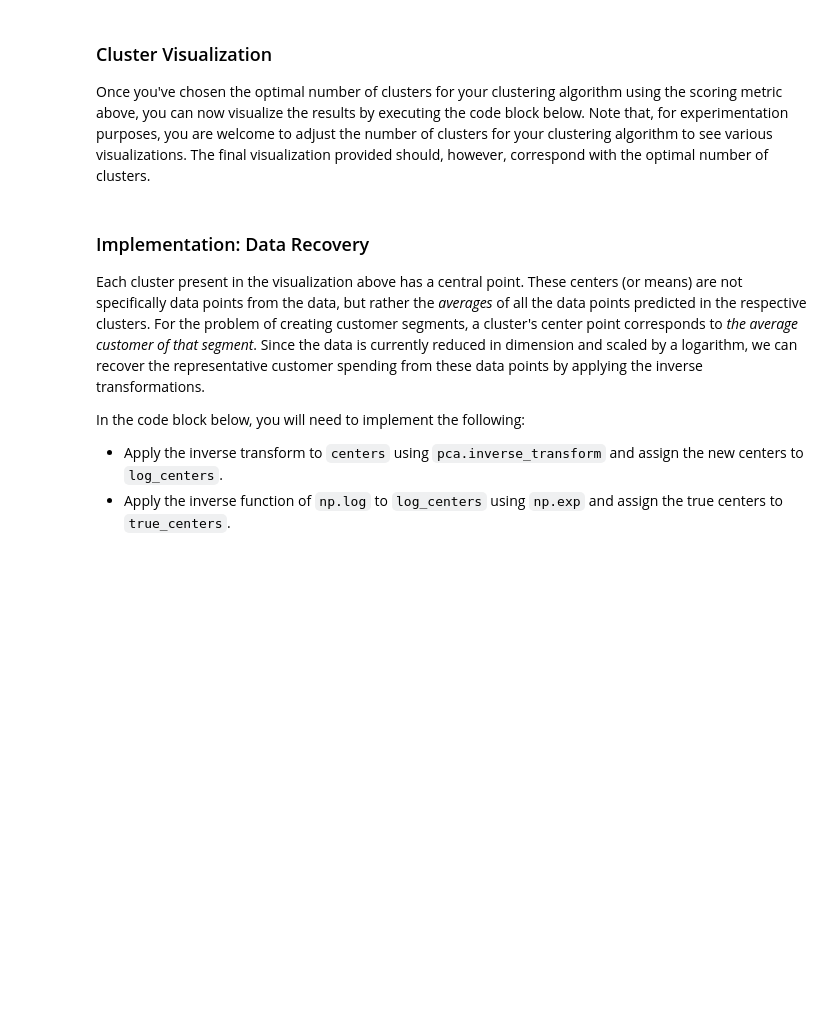
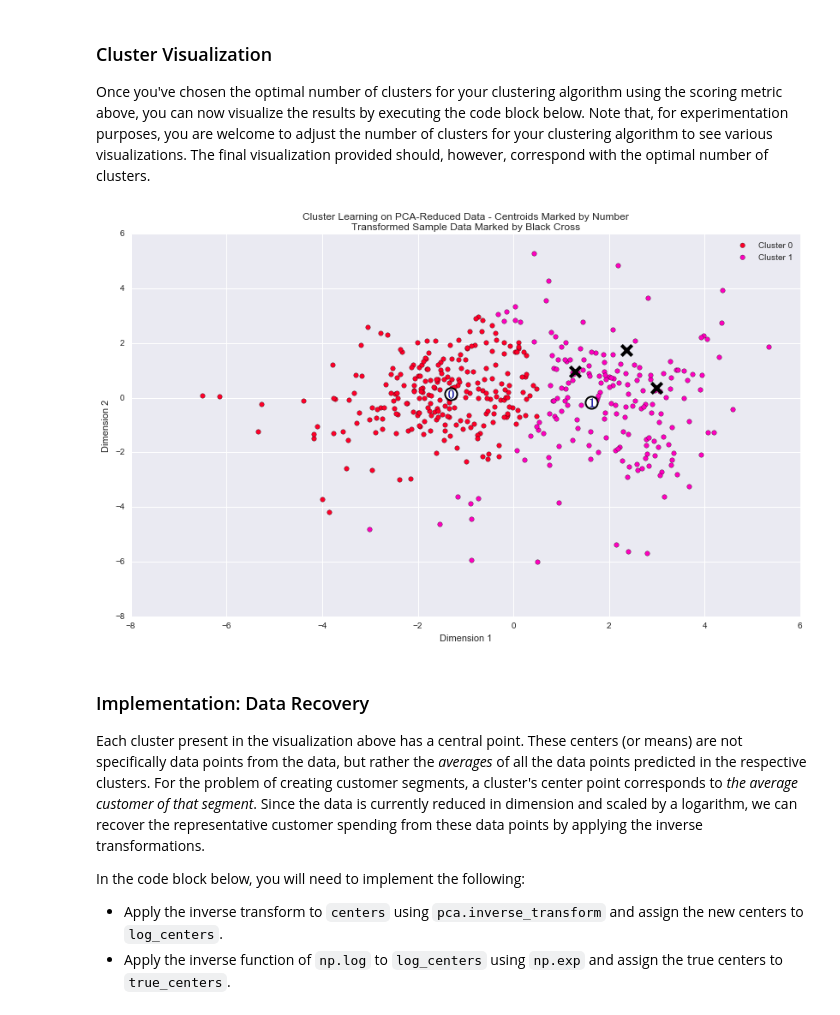
Before and after one commit to h-shib/creating_customer_segments, a Jupyter notebook: customer_segments.ipynb, the cells around one changed output. Cells and saved outputs as stored; diff of their text form; code cells hidden in the pictures; blank space fills up the shorter version.

```diff
--- a/customer_segments.ipynb
+++ b/customer_segments.ipynb
@@ -441,8 +484,16 @@ score = None
 ### Cluster Visualization
 Once you've chosen the optimal number of clusters for your clustering algorithm using the scoring metric above, you can now visualize the results by executing the code block below. Note that, for experimentation purposes, you are welcome to adjust the number of clusters for your clustering algorithm to see various visualizations. The final visualization provided should, however, correspond with the optimal number of clusters.
 # %%
+# Clusters which had Best result
+clusterer = GMM(n_components=2)
+clusterer.fit(reduced_data)
+preds = clusterer.predict(reduced_data)
+centers = clusterer.means_
+
 # Display the results of the clustering from implementation
 rs.cluster_results(reduced_data, preds, centers, pca_samples)
+# %% [output]
+[figure, added]
 # %% [markdown]
 ### Implementation: Data Recovery
 Each cluster present in the visualization above has a central point. These centers (or means) are not specifically data points from the data, but rather the *averages* of all the data points predicted in the respective clusters. For the problem of creating customer segments, a cluster's center point corresponds to *the average customer of that segment*. Since the data is currently reduced in dimension and scaled by a logarithm, we can recover the representative customer spending from these data points by applying the inverse transformations.
```
Also changed, not shown: parts of 11 cells of this notebook.
